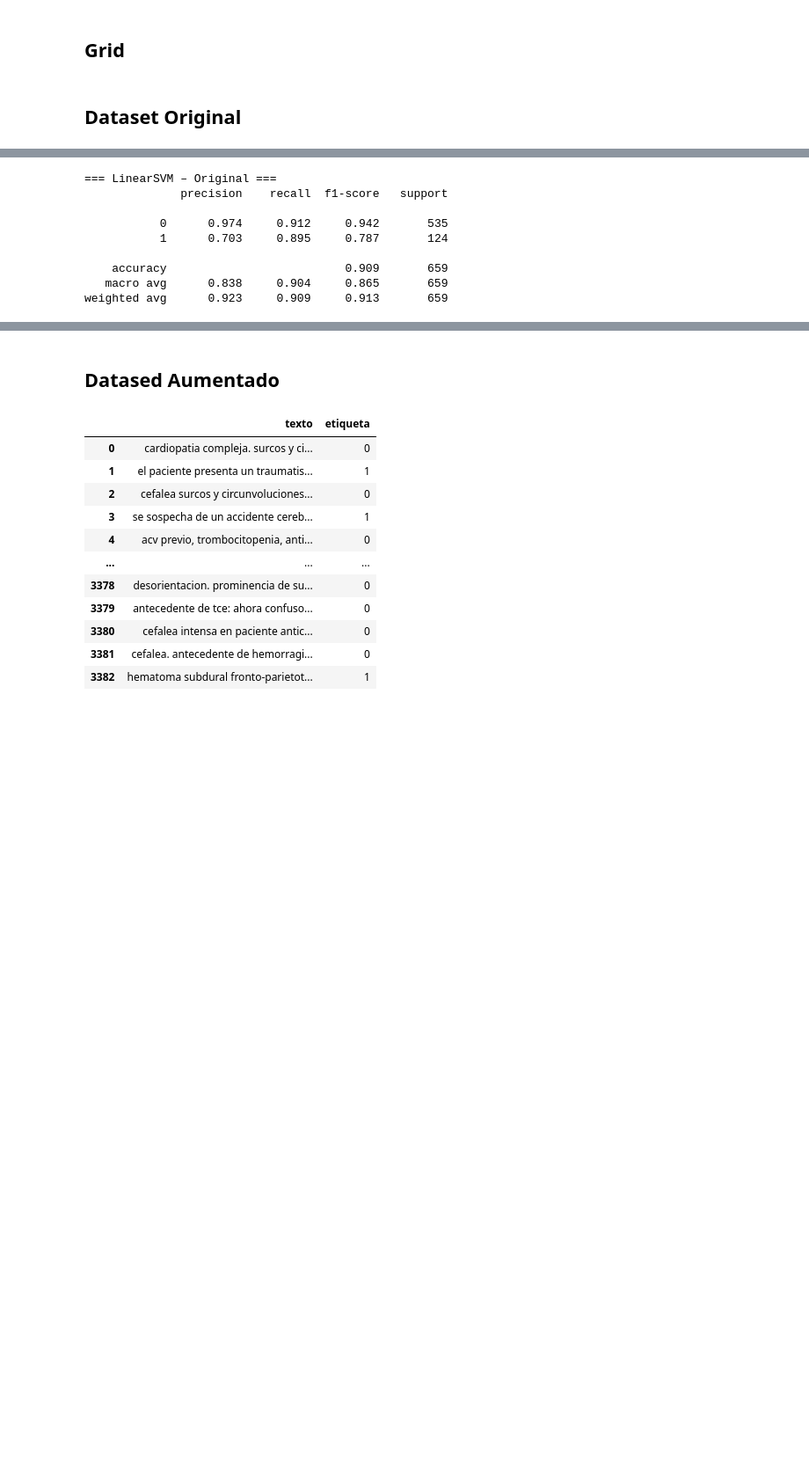
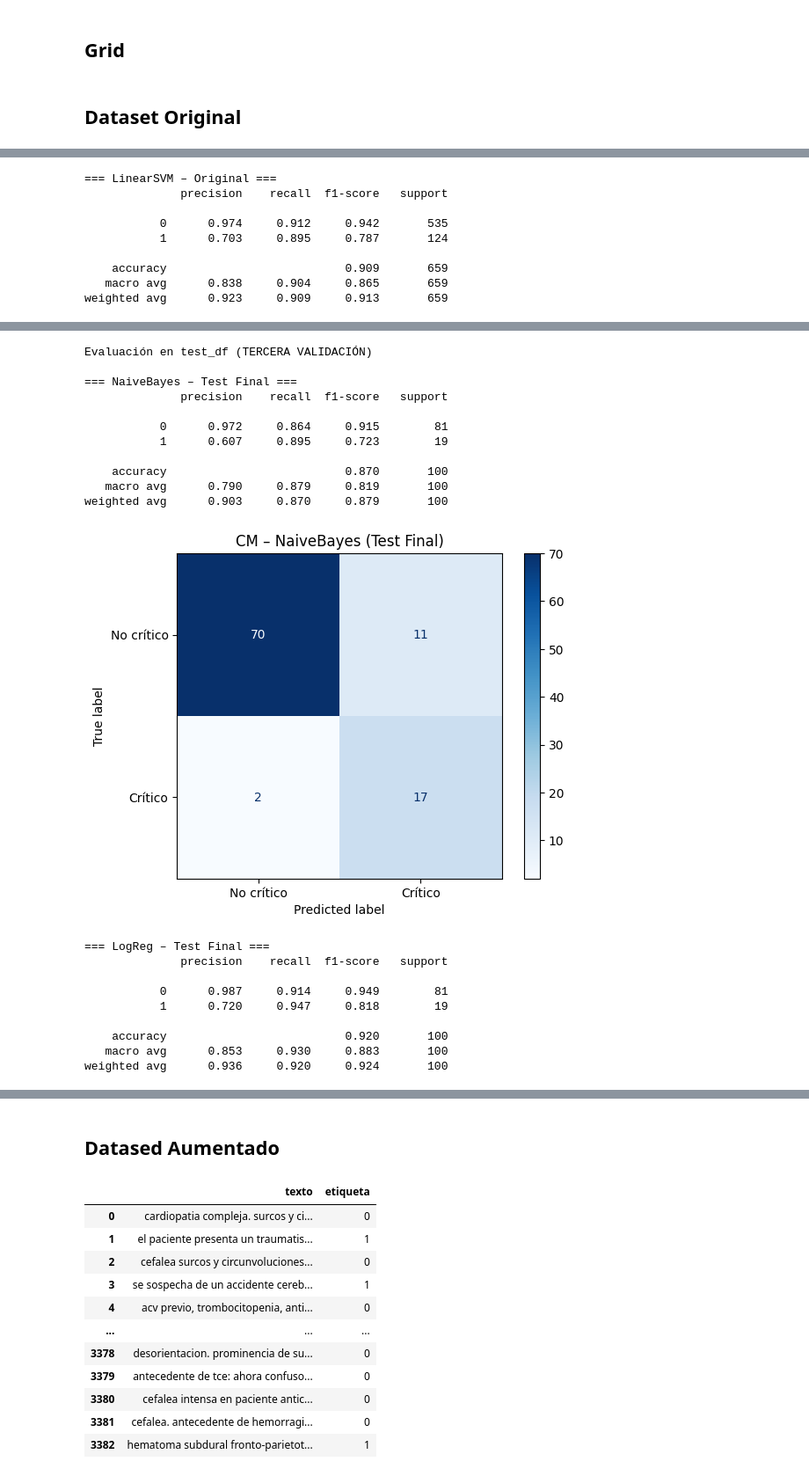
Before and after one commit to AI4Radiology/RAD-ALERT, a Jupyter notebook: notebooks/2_Modelos_Clasicos.ipynb, the cells around one changed output, grey strips where cells are left out. Shown: that part at 88% size. Drawn from its saved outputs; the diff is of its cells as text; code cells hidden in the pictures; blank space fills up the shorter version.

```diff
--- a/notebooks/2_Modelos_Clasicos.ipynb
+++ b/notebooks/2_Modelos_Clasicos.ipynb
@@ -29,6 +29,7 @@ root_dir = r"/content/drive/MyDrive/PDG/data/"
 file_original = root_dir + "base_df.xlsx"
 file_aug_train = root_dir + "train_oversample_df.xlsx"
 file_aug_val  = root_dir + "val_df.xlsx"
+file_test = root_dir + "test_df.xlsx"
 # %% [markdown]
 ## **Preprocesamiento**
 # %%
@@ -105,18 +106,25 @@ def evaluate_on_test(models, X_te, y_te, scenario):
 ## **Dataset Original**
 # %%
 df_orig = pd.read_excel(file_original)
+df_test = pd.read_excel(file_test)
 
 Xo = df_orig[[TEXT]]
 yo = df_orig[LABEL].values
 Xo_tr, Xo_te, yo_tr, yo_te = train_test_split(
     Xo, yo, test_size=0.2, stratify=yo, random_state=42
 )
+Xt = df_test[[TEXT]]
+yt = df_test[LABEL].values
+
 
 print("\nGrid-search (ORIGINAL)…")
 models_orig = grid_search_models(Xo_tr, yo_tr)
 
 print("\nEvaluación en test (ORIGINAL)")
 evaluate_on_test(models_orig, Xo_te, yo_te, "Original")
+
+print("\nEvaluación en test_df (TERCERA VALIDACIÓN)")
+evaluate_on_test(models_orig, Xt, yt, "Test Final")
 # %% [output]
 Grid-search (ORIGINAL)…
 NaiveBayes: recall CV=0.837 | params={'clf__alpha': 0.1}
@@ -128,30 +136,51 @@ Evaluación en test (ORIGINAL)
 === NaiveBayes – Original ===
               precision    recall  f1-score   support
 
            0      0.950     0.897     0.923       535
            1      0.643     0.798     0.712       124
 
     accuracy                          0.879       659
    macro avg      0.797     0.848     0.818       659
 weighted avg      0.893     0.879     0.883       659
 [figure]
 === LogReg – Original ===
               precision    recall  f1-score   support
 
            0      0.974     0.908     0.940       535
            1      0.694     0.895     0.782       124
 
     accuracy                          0.906       659
    macro avg      0.834     0.902     0.861       659
 weighted avg      0.921     0.906     0.910       659
 [figure]
 === LinearSVM – Original ===
               precision    recall  f1-score   support
 
            0      0.974     0.912     0.942       535
            1      0.703     0.895     0.787       124
 
     accuracy                          0.909       659
    macro avg      0.838     0.904     0.865       659
 weighted avg      0.923     0.909     0.913       659
 [figure]
+Evaluación en test_df (TERCERA VALIDACIÓN)
+
+=== NaiveBayes – Test Final ===
+              precision    recall  f1-score   support
+
+           0      0.972     0.864     0.915        81
+           1      0.607     0.895     0.723        19
+
+    accuracy                          0.870       100
+   macro avg      0.790     0.879     0.819       100
+weighted avg      0.903     0.870     0.879       100
+[figure, added]
+=== LogReg – Test Final ===
+              precision    recall  f1-score   support
+
+           0      0.987     0.914     0.949        81
+           1      0.720     0.947     0.818        19
+
+    accuracy                          0.920       100
+   macro avg      0.853     0.930     0.883       100
+weighted avg      0.936     0.920     0.924       100
```
Also changed, not shown: parts of 6 cells of this notebook, 13 other files.
